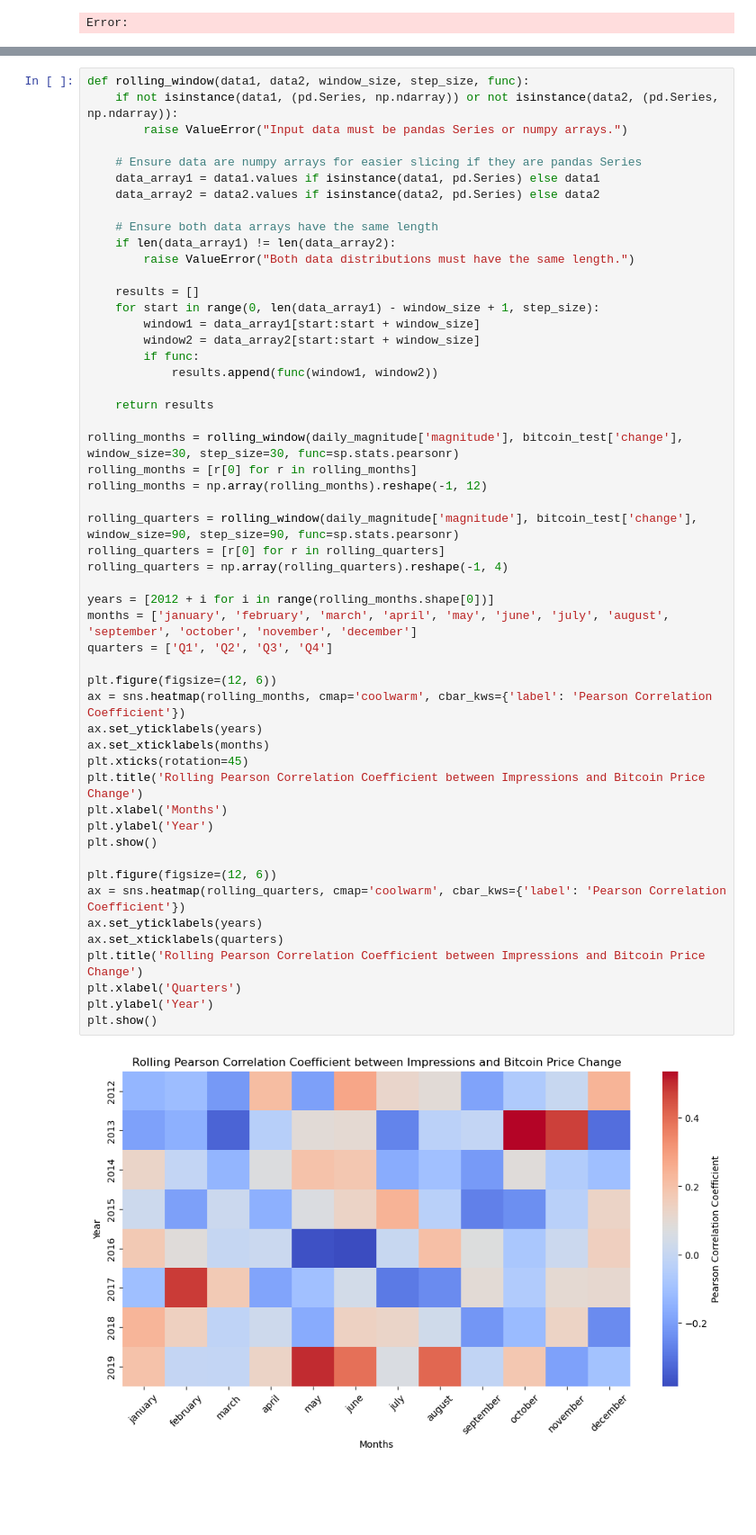
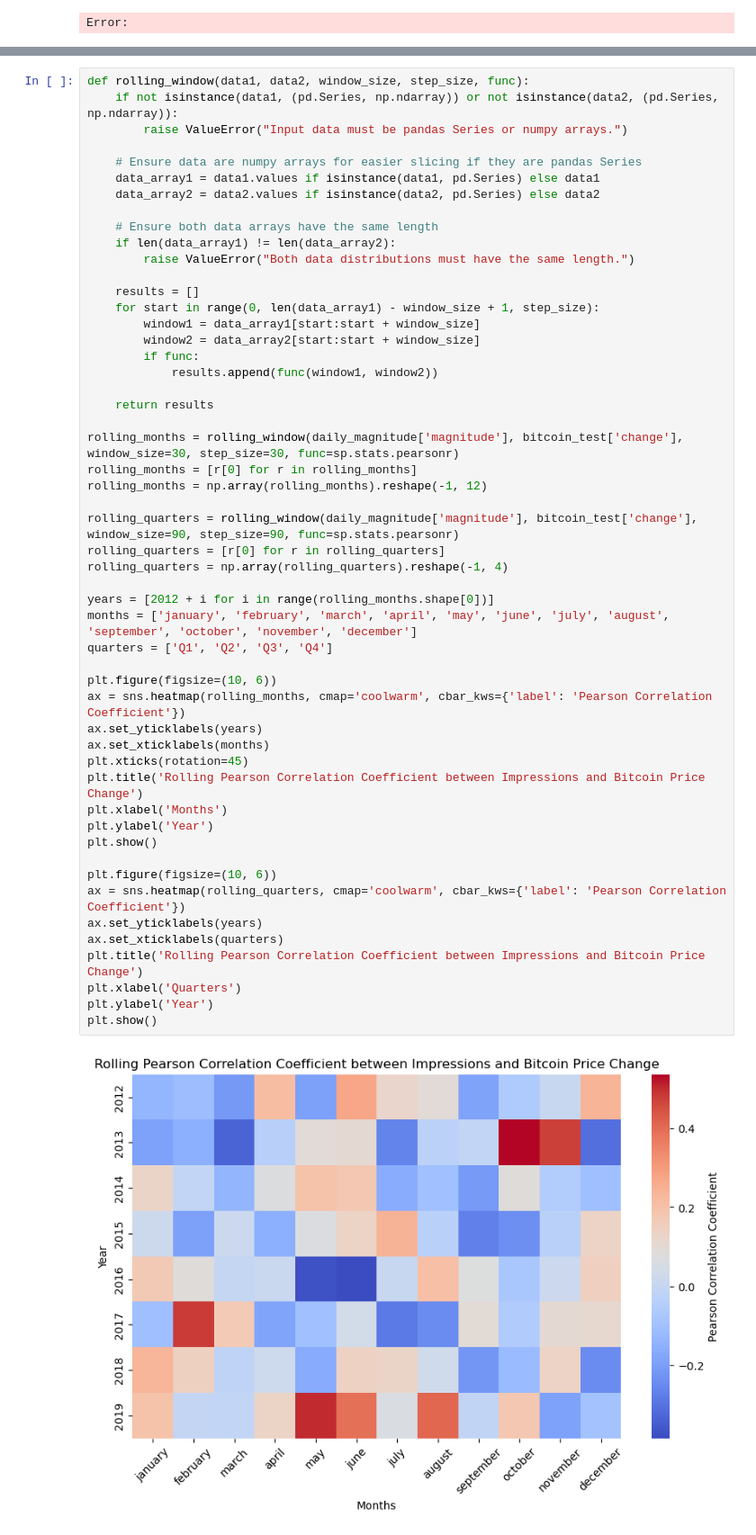
Before and after one commit to finn-prins/Scientific-Data-Analysis-Project, a Jupyter notebook: team_11.ipynb, the cells around one changed output, grey strips where cells are left out. Shown at 90% size. Saved outputs shown, nothing was run; the diff lists cells and outputs as text; blank space fills up the shorter version.

```diff
--- a/team_11.ipynb
+++ b/team_11.ipynb
@@ -871,33 +875,33 @@ def rolling_window(data1, data2, window_size, step_size, func):
 
 rolling_months = rolling_window(daily_magnitude['magnitude'], bitcoin_test['change'], window_size=30, step_size=30, func=sp.stats.pearsonr)
 rolling_months = [r[0] for r in rolling_months]
 rolling_months = np.array(rolling_months).reshape(-1, 12)
 
 rolling_quarters = rolling_window(daily_magnitude['magnitude'], bitcoin_test['change'], window_size=90, step_size=90, func=sp.stats.pearsonr)
 rolling_quarters = [r[0] for r in rolling_quarters]
 rolling_quarters = np.array(rolling_quarters).reshape(-1, 4)
 
 years = [2012 + i for i in range(rolling_months.shape[0])]
 months = ['january', 'february', 'march', 'april', 'may', 'june', 'july', 'august', 'september', 'october', 'november', 'december']
 quarters = ['Q1', 'Q2', 'Q3', 'Q4']
 
-plt.figure(figsize=(12, 6))
+plt.figure(figsize=(10, 6))
 ax = sns.heatmap(rolling_months, cmap='coolwarm', cbar_kws={'label': 'Pearson Correlation Coefficient'})
 ax.set_yticklabels(years)
 ax.set_xticklabels(months)
 plt.xticks(rotation=45)
 plt.title('Rolling Pearson Correlation Coefficient between Impressions and Bitcoin Price Change')
 plt.xlabel('Months')
 plt.ylabel('Year')
 plt.show()
 
-plt.figure(figsize=(12, 6))
+plt.figure(figsize=(10, 6))
 ax = sns.heatmap(rolling_quarters, cmap='coolwarm', cbar_kws={'label': 'Pearson Correlation Coefficient'})
 ax.set_yticklabels(years)
 ax.set_xticklabels(quarters)
 plt.title('Rolling Pearson Correlation Coefficient between Impressions and Bitcoin Price Change')
 plt.xlabel('Quarters')
 plt.ylabel('Year')
 plt.show()
 # %% [output]
-[figure, old version]
+[figure, new version]
```
Also changed, not shown: parts of 5 cells of this notebook.
